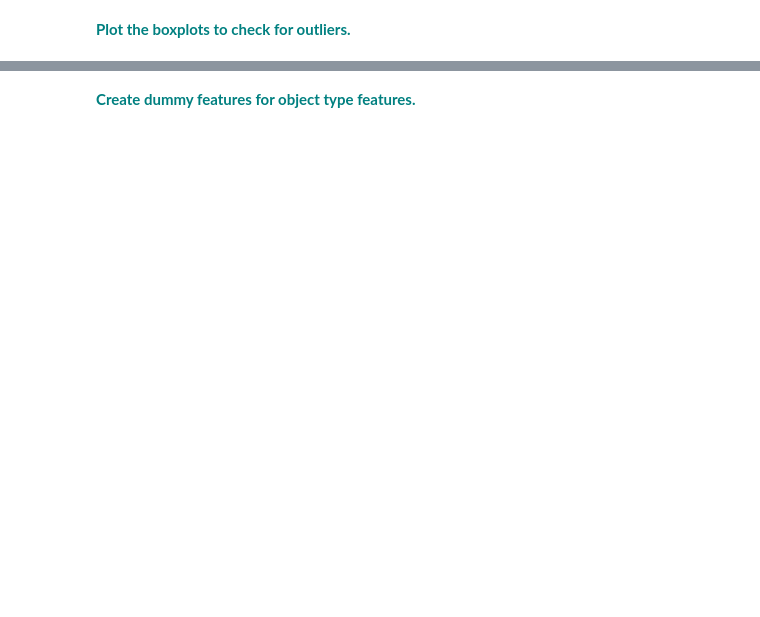
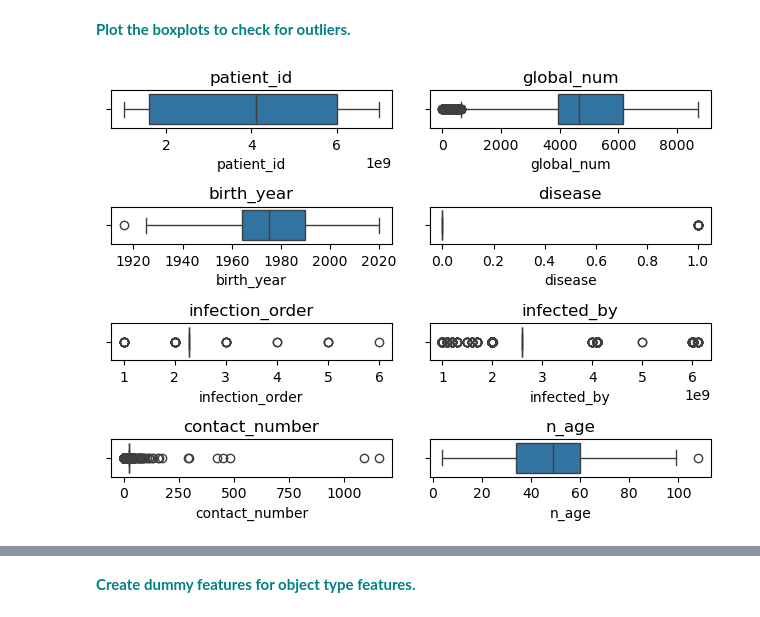
Before and after one commit to dianakulawiec/datascience, a Jupyter notebook: Random Forest Covid Case Study/RandomForest_casestudy_covid19.ipynb, the cells around one changed output, grey strips where cells are left out. Saved outputs shown, nothing was run; the diff lists cells and outputs as text; code cells hidden in the pictures; blank space fills up the shorter version.

Commit message:
Finished data cleaning and modeling

```diff
--- a/Random Forest Covid Case Study/RandomForest_casestudy_covid19.ipynb
+++ b/Random Forest Covid Case Study/RandomForest_casestudy_covid19.ipynb
@@ -268,2 +425,16 @@ vn
 # %% [markdown]
 **<font color='teal'> Plot the boxplots to check for outliers. </font>**
+# %%
+fig, axes = plt.subplots(4, 2)
+i, j = 0, 0
+for column in df_num:
+    if j == 2:
+        j = 0
+        i += 1
+    sns.boxplot(x = column, data = df_num, ax=axes[i, j])
+    axes[i, j].set_title(column)
+    j += 1
+plt.tight_layout()
+plt.show()
+# %% [output]
+[figure, added]
```
Also changed, not shown: parts of 36 cells of this notebook, 1 other file.
